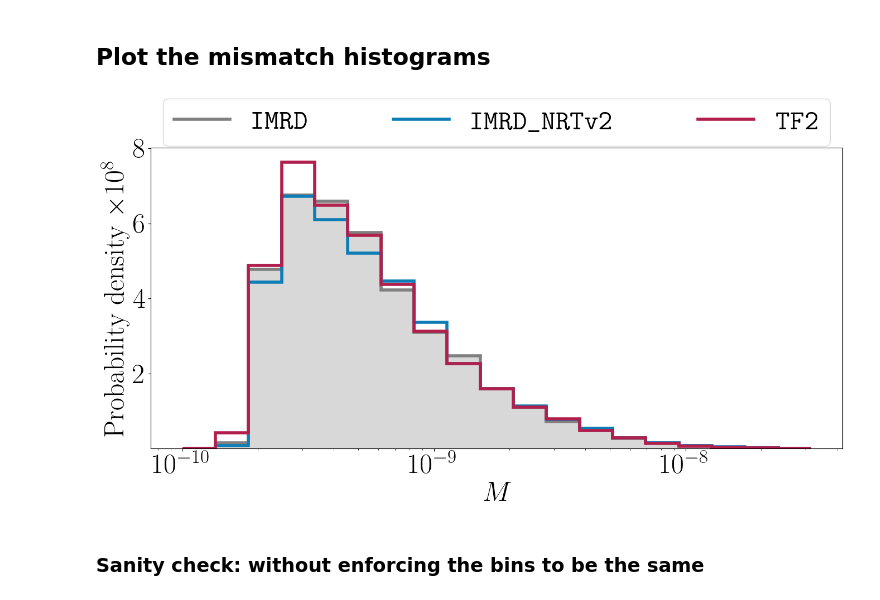
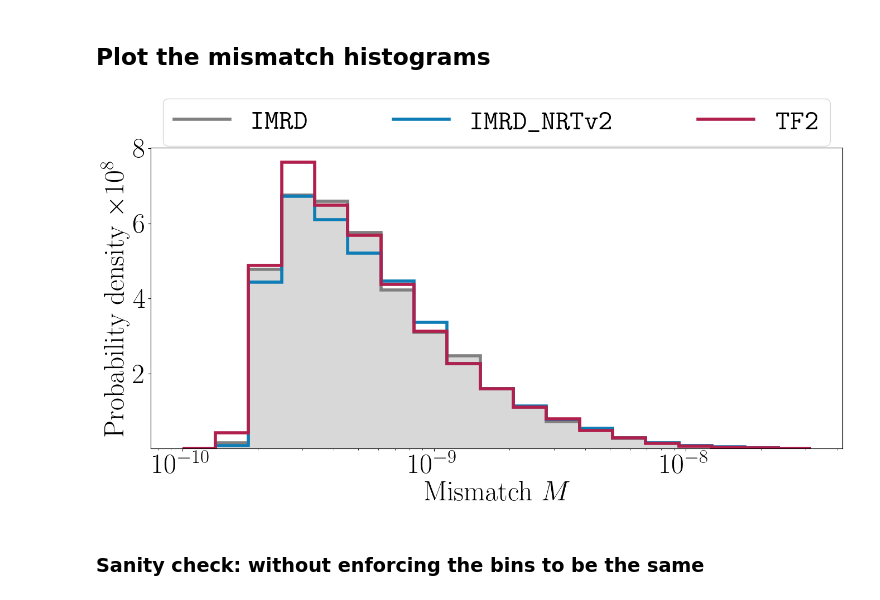
Before and after one commit to ThibeauWouters/TurboPE-BNS, a Jupyter notebook: postprocessing/plot_ripple_matches.ipynb, the cells around one changed output. Saved outputs shown, nothing was run; the diff lists cells and outputs as text; code cells hidden in the pictures.

Commit message:
added mismatch word to label

```diff
--- a/postprocessing/plot_ripple_matches.ipynb
+++ b/postprocessing/plot_ripple_matches.ipynb
@@ -129,35 +129,35 @@ lw = 4
 
 N_bins = 20
 colors = ["gray", "#0f7db5", "#b11f4c"]
 bins = np.logspace(-10, -7.5, N_bins)
 
 for i, (key, value) in enumerate(matches_dict.items()):
     latex_label = approximant_names_latex[i]
     mismatch_values = value["mismatch"]
     mismatch_values = 10 ** mismatch_values
     if i == 0:
         counts, _ = np.histogram(mismatch_values, bins = bins, density=True)
         plt.stairs(counts, bins, fill = True, alpha = 0.3, linewidth=lw, color = colors[i])
     else:
         counts, _ = np.histogram(mismatch_values, bins = bins, density=True)
     plt.stairs(counts, bins, linewidth=lw, label=latex_label, color = colors[i])
 
-plt.xlabel(r"$M$")
+plt.xlabel(r"Mismatch $M$")
 plt.xscale("log")
 # Force tick labels to be a bit nicer
 ax = plt.gca()
 ax.yaxis.get_offset_text().set_visible(False)
 custom_tick_values = [2e8, 4e8, 6e8, 8e8]
 custom_tick_labels = ['2', '4', '6', '8']
 ax.set_yticks(custom_tick_values)
 ax.set_yticklabels(custom_tick_labels)
 plt.legend(loc='upper center', bbox_to_anchor=(0.5, 1.21), ncol=3, columnspacing=3.0)
 plt.ylabel(r"Probability density $\times 10^8$")
 plt.savefig("../figures/mismatch_histogram.pdf", bbox_inches="tight")
 # plt.savefig(public_html + "mismatch_histogram.pdf", bbox_inches="tight")
 plt.show()
 # %% [output]
-[figure, old version]
+[figure, new version]
 # %% [markdown]
 ### Sanity check: without enforcing the bins to be the same
 # %% [markdown]
```
Also changed, not shown: parts of 4 cells of this notebook, 2 other files.
